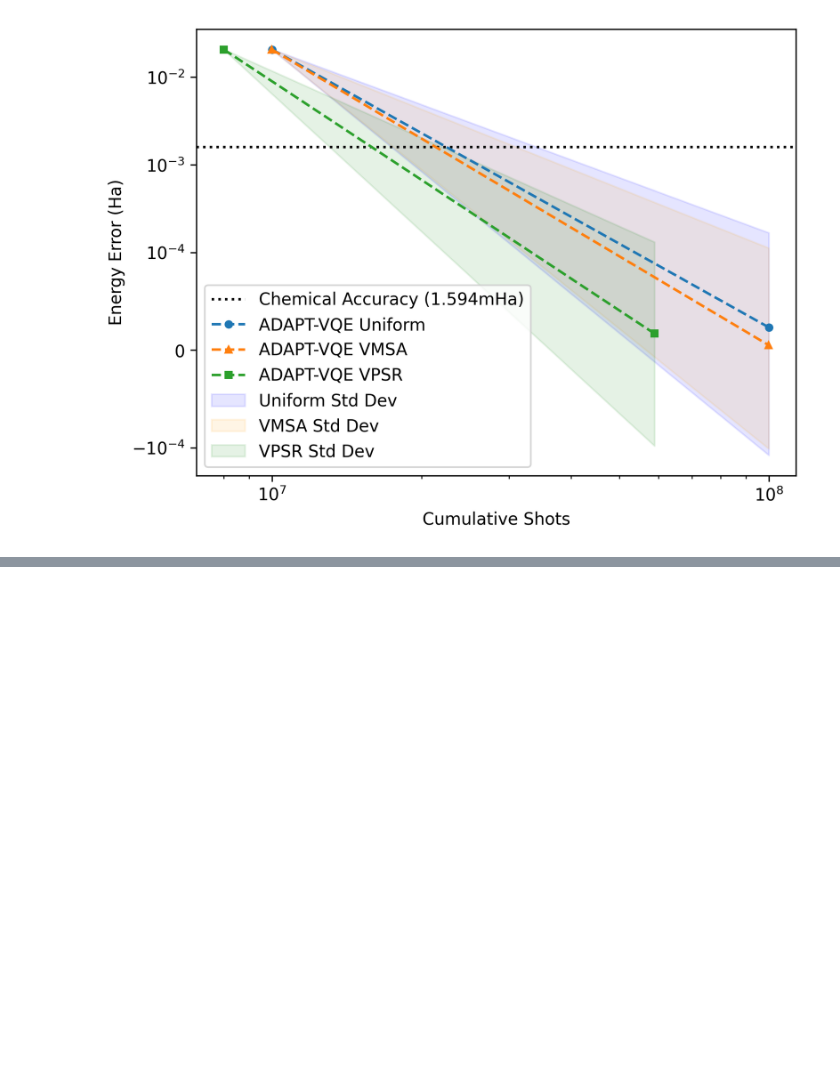
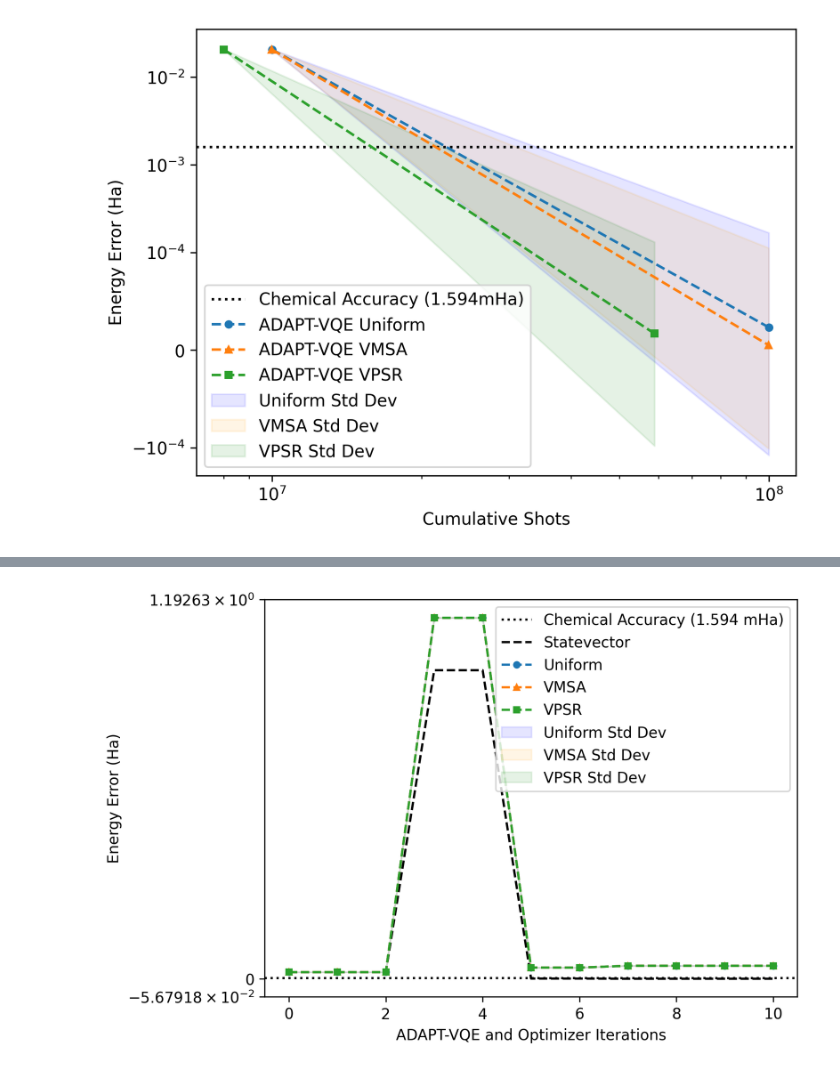
Before and after one commit to azhar-ikhtiarudin/ShotOptimization-ADAPT-VQE, a Jupyter notebook: visualization/h2_comparison.ipynb, the cells around one changed output, grey strips where cells are left out. Saved outputs shown, nothing was run; the diff lists cells and outputs as text; code cells hidden in the pictures; blank space fills up the shorter version.

```diff
--- a/visualization/h2_comparison.ipynb
+++ b/visualization/h2_comparison.ipynb
@@ -139,0 +142,5 @@ plotErrorToCumulativeShots(data_H2_10M_QWC_v2)
+# %%
+filename = '../data/data_H2_N=10000000_k=1000_Nexp=50_T=160125_165859.json'
+
+with open(filename, 'r') as json_file:
+    data_H2_10M_FC_V2 = json.load(json_file)
@@ -139,0 +151,4 @@ plotErrorToCumulativeShots(data_H2_10M_QWC_v2)
+# %%
+plotErrorToAdaptAndOptimizerIterations(data_H2_10M_FC_V2)
+# %% [output]
+[figure, added]
```
Also changed, not shown: parts of 3 cells of this notebook.
